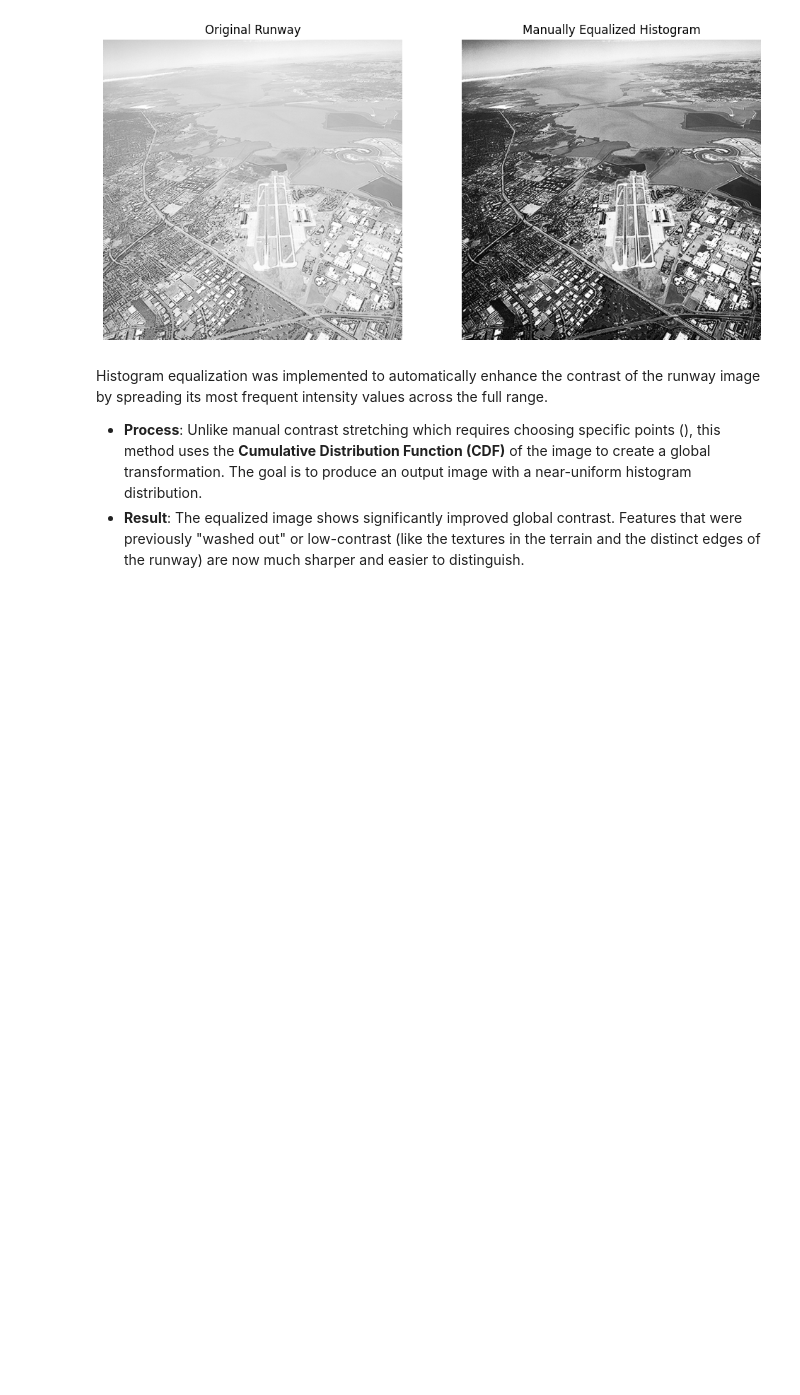
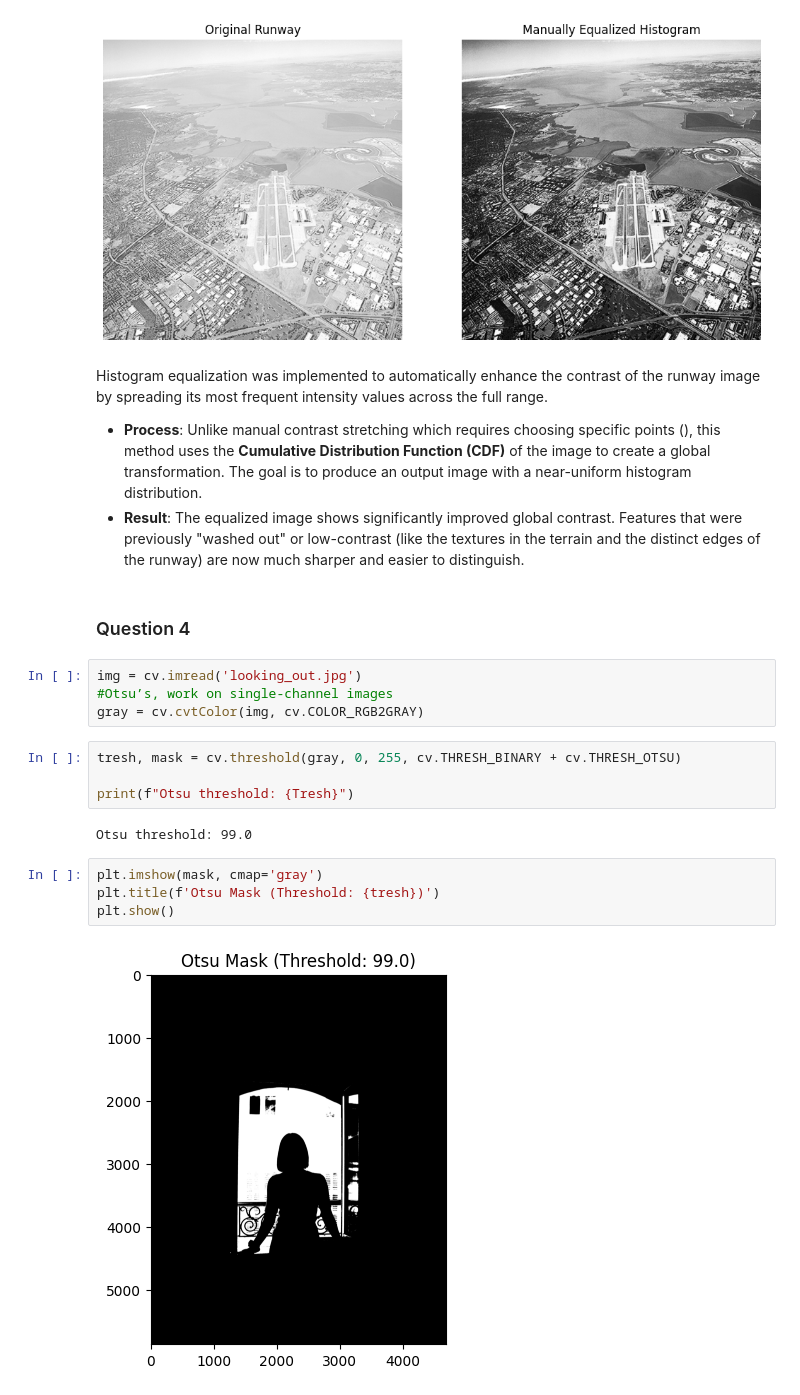
Before and after one commit to buwanekamara/in4640_assignmen_01, a Jupyter notebook: in4640_assignment_01.ipynb, the cells around one changed output. Drawn from its saved outputs; the diff is of its cells as text; blank space fills up the shorter version.

Commit message:
question 4 done

```diff
--- a/in4640_assignment_01.ipynb
+++ b/in4640_assignment_01.ipynb
@@ -168,3 +168,21 @@ Histogram equalization was implemented to automatically enhance the contrast of
 
 * **Process**: Unlike manual contrast stretching which requires choosing specific points (), this method uses the **Cumulative Distribution Function (CDF)** of the image to create a global transformation. The goal is to produce an output image with a near-uniform histogram distribution.
 * **Result**: The equalized image shows significantly improved global contrast. Features that were previously "washed out" or low-contrast (like the textures in the terrain and the distinct edges of the runway) are now much sharper and easier to distinguish.
+# %% [markdown]
+### Question 4
+# %%
+img = cv.imread('looking_out.jpg')
+#Otsu’s, work on single-channel images
+gray = cv.cvtColor(img, cv.COLOR_RGB2GRAY)
+# %%
+tresh, mask = cv.threshold(gray, 0, 255, cv.THRESH_BINARY + cv.THRESH_OTSU)
+
+print(f"Otsu threshold: {Tresh}")
+# %% [output]
+Otsu threshold: 99.0
+# %%
+plt.imshow(mask, cmap='gray')
+plt.title(f'Otsu Mask (Threshold: {tresh})')
+plt.show()
+# %% [output]
+[figure, added]
```
Also changed, not shown: parts of 3 cells of this notebook.
